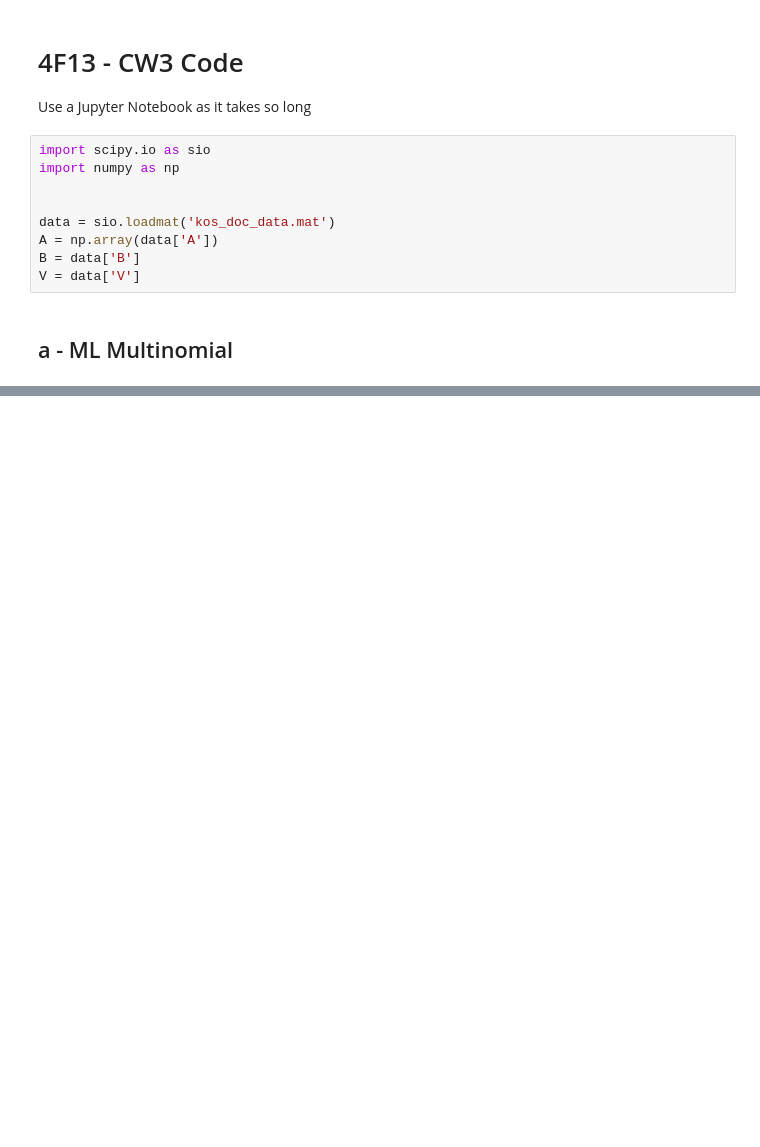
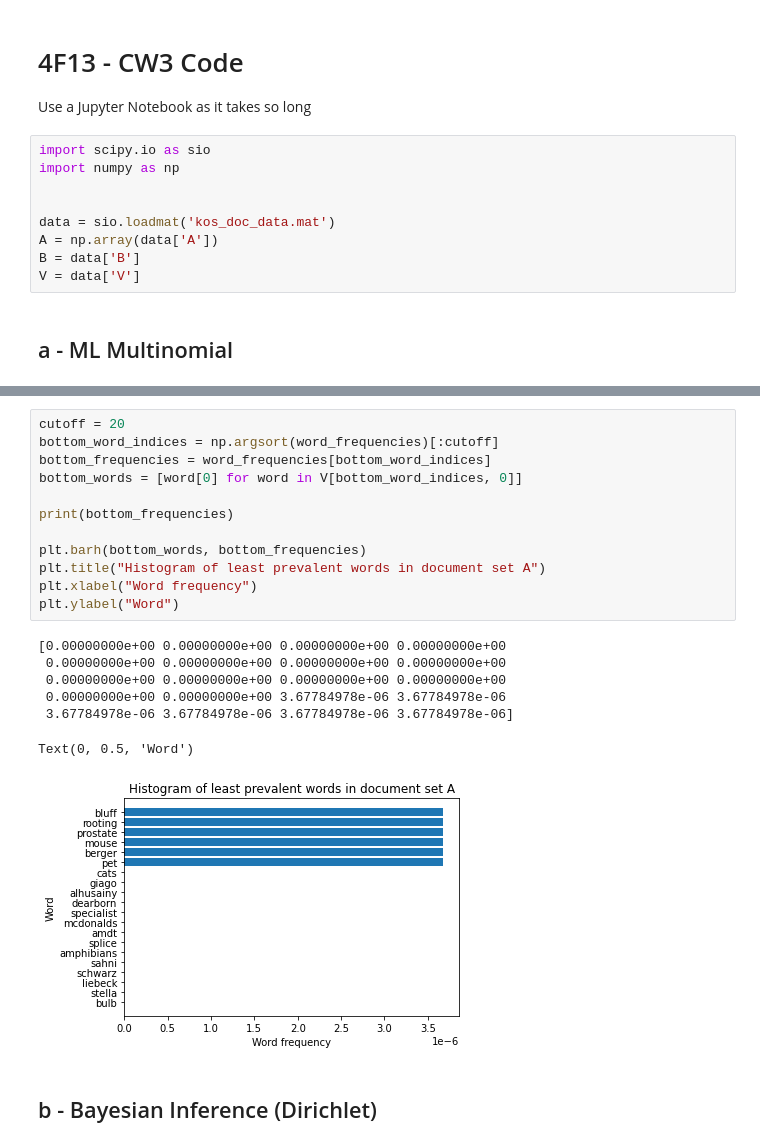
Before and after one commit to LozzaTray/4F10, a Jupyter notebook: C3/code/cw3.ipynb, the cells around one changed output, grey strips where cells are left out. Cells and saved outputs as stored; diff of their text form; blank space fills up the shorter version.

```diff
--- a/C3/code/cw3.ipynb
+++ b/C3/code/cw3.ipynb
@@ -38,0 +63,22 @@ NameError: name 'tqdm' is not defined
+# %%
+cutoff = 20
+bottom_word_indices = np.argsort(word_frequencies)[:cutoff]
+bottom_frequencies = word_frequencies[bottom_word_indices]
+bottom_words = [word[0] for word in V[bottom_word_indices, 0]]
+
+print(bottom_frequencies)
+
+plt.barh(bottom_words, bottom_frequencies)
+plt.title("Histogram of least prevalent words in document set A")
+plt.xlabel("Word frequency")
+plt.ylabel("Word")
+# %% [output]
+[0.00000000e+00 0.00000000e+00 0.00000000e+00 0.00000000e+00
+ 0.00000000e+00 0.00000000e+00 0.00000000e+00 0.00000000e+00
+ 0.00000000e+00 0.00000000e+00 0.00000000e+00 0.00000000e+00
+ 0.00000000e+00 0.00000000e+00 3.67784978e-06 3.67784978e-06
+ 3.67784978e-06 3.67784978e-06 3.67784978e-06 3.67784978e-06]
+Text(0, 0.5, 'Word')
+[figure, added]
+# %% [markdown]
+## b - Bayesian Inference (Dirichlet)
```
Also changed, not shown: parts of 2 cells of this notebook, 4 other files.
